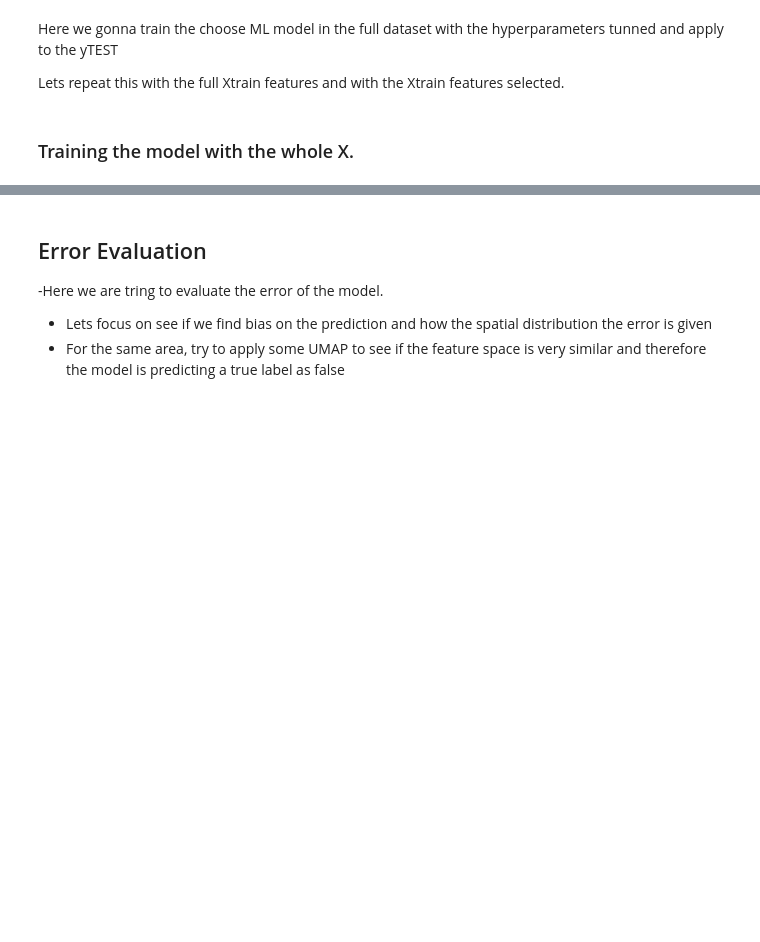
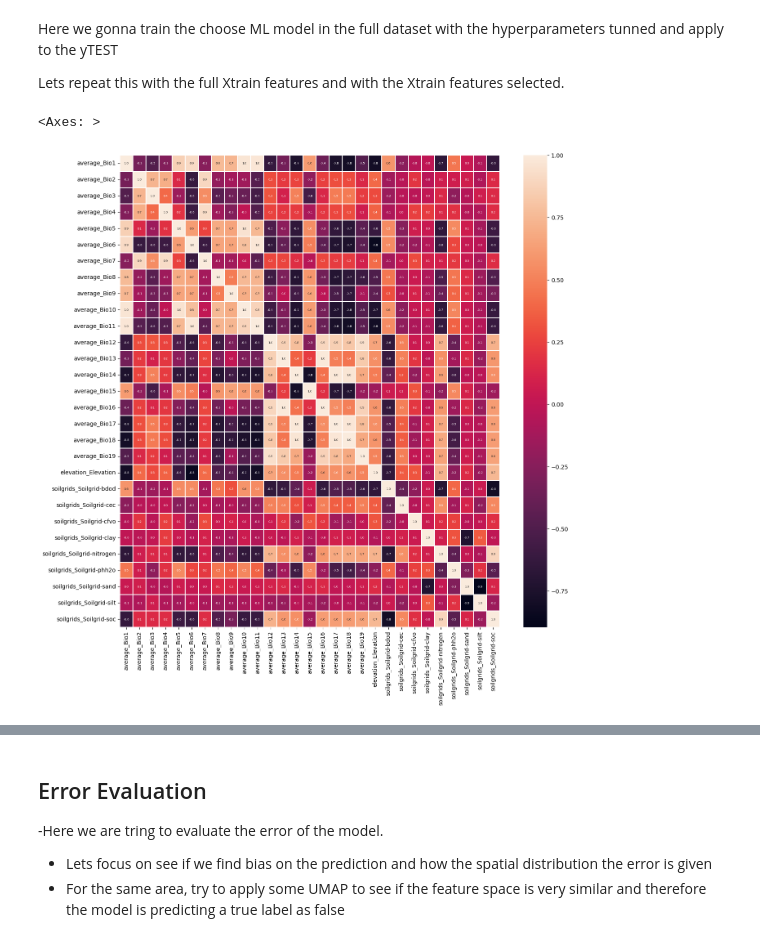
Before and after one commit to emanuel-gf/PlantNet-Species-ML-Project, a Jupyter notebook: milestone2.ipynb, the cells around one changed output, grey strips where cells are left out. Drawn from its saved outputs; the diff is of its cells as text; code cells hidden in the pictures; blank space fills up the shorter version.

```diff
--- a/milestone2.ipynb
+++ b/milestone2.ipynb
@@ -1117,6 +1117,11 @@ scores = train_test_predict(X, X_test, y, y_test, models, preprocessor)
-# %% [markdown]
-### Training the model with the whole X.
 # %%
 from sklearn.compose import make_column_selector
 from src.inference import train_test_predict
 from src.utils import results_to_dataframe
+# %%
+df_corr = X_without_lc.corr()
+fig, ax = plt.subplots(figsize=(10,10))
+sns.heatmap(df_corr, annot=True, fmt=".1f", ax=ax, linewidths=0.2, annot_kws={"fontsize":5})
+# %% [output]
+<Axes: >
+[figure, added]
```
Also changed, not shown: parts of 18 cells of this notebook.
